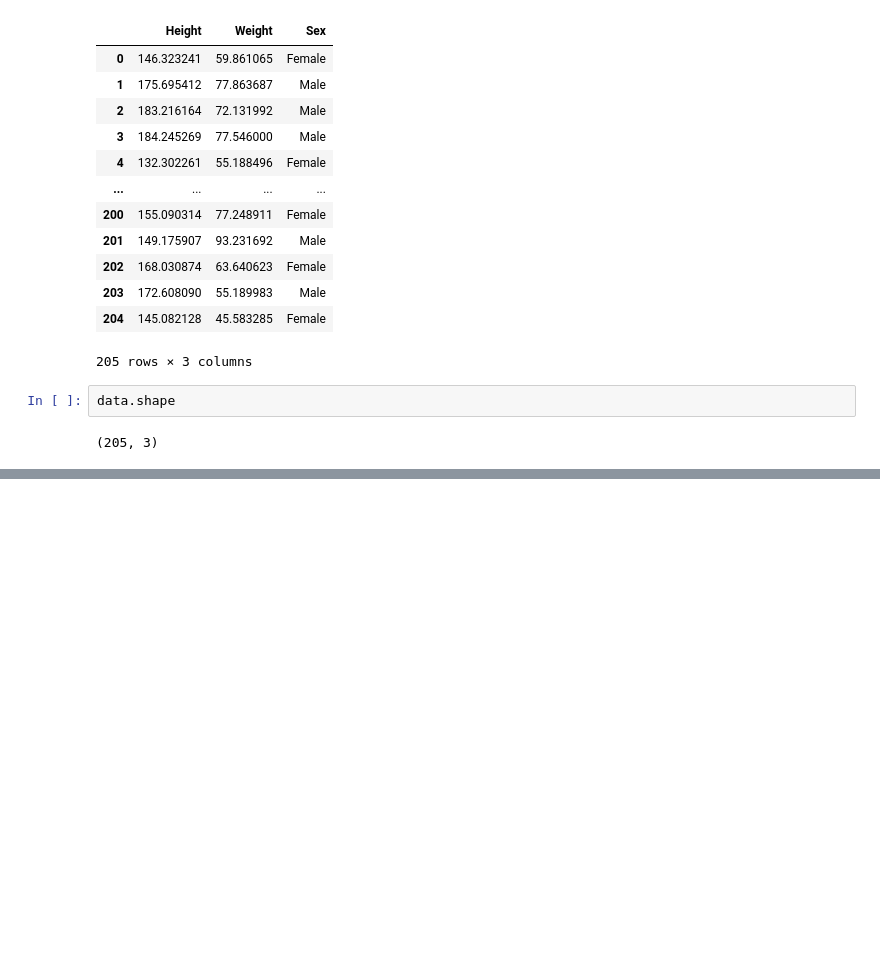
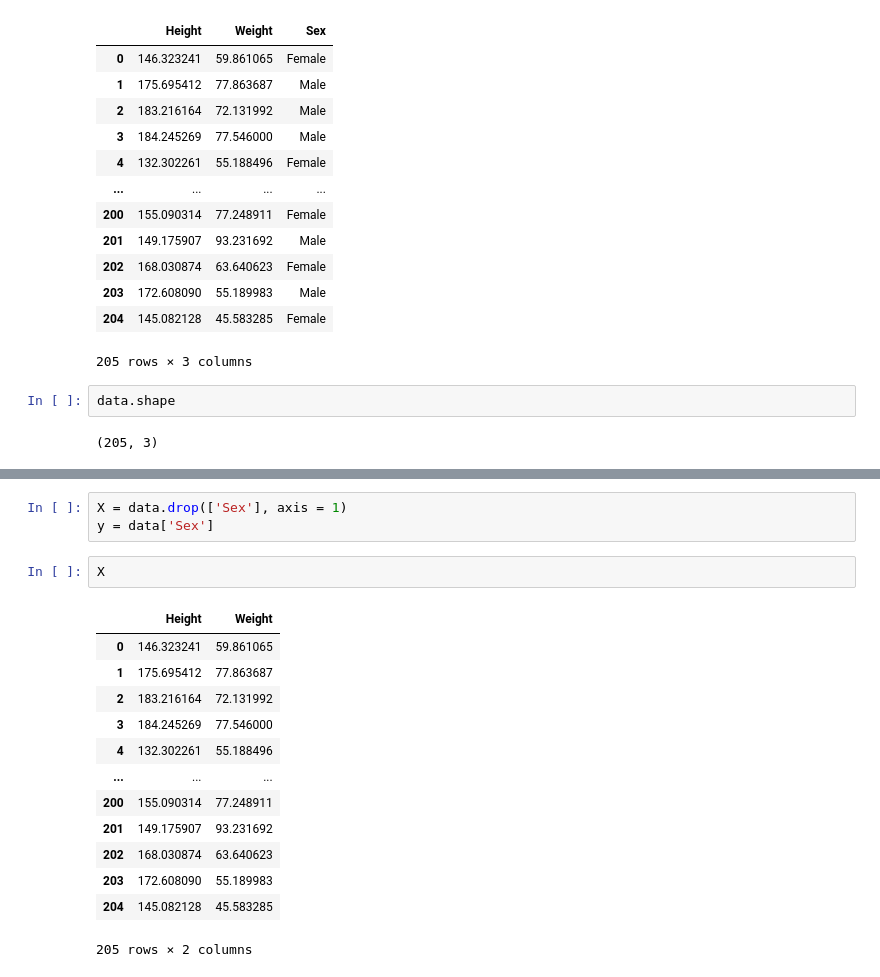
Before and after one commit to Eranga035225/Deep-learning-tutorials, a Jupyter notebook: Classification using tensor flow/Classification with tensor flow.ipynb, the cells around one changed output, grey strips where cells are left out. Drawn from its saved outputs; the diff is of its cells as text; blank space fills up the shorter version.

```diff
--- a/Classification using tensor flow/Classification with tensor flow.ipynb
+++ b/Classification using tensor flow/Classification with tensor flow.ipynb
@@ -26,0 +64,19 @@ data.shape
+# %%
+X = data.drop(['Sex'], axis = 1)
+y = data['Sex']
+# %%
+X
+# %% [output]
+|  | Height | Weight |
+| 0 | 146.323241 | 59.861065 |
+| 1 | 175.695412 | 77.863687 |
+| 2 | 183.216164 | 72.131992 |
+| 3 | 184.245269 | 77.546000 |
+| 4 | 132.302261 | 55.188496 |
+| ... | ... | ... |
+| 200 | 155.090314 | 77.248911 |
+| 201 | 149.175907 | 93.231692 |
+| 202 | 168.030874 | 63.640623 |
+| 203 | 172.608090 | 55.189983 |
+| 204 | 145.082128 | 45.583285 |
+205 rows × 2 columns
```
Also changed, not shown: parts of 7 cells of this notebook.
